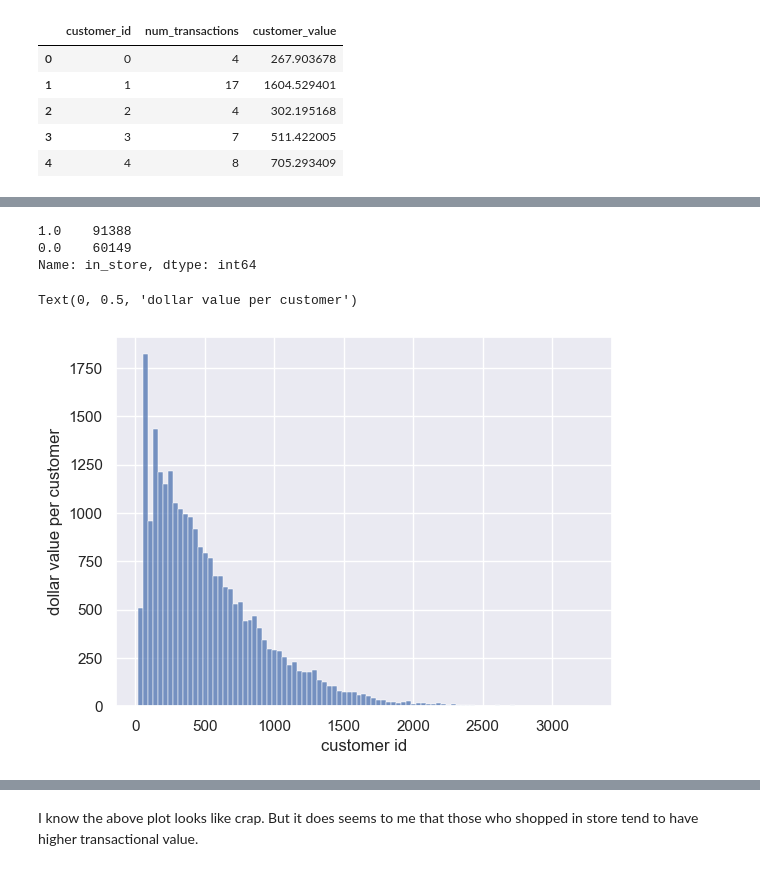
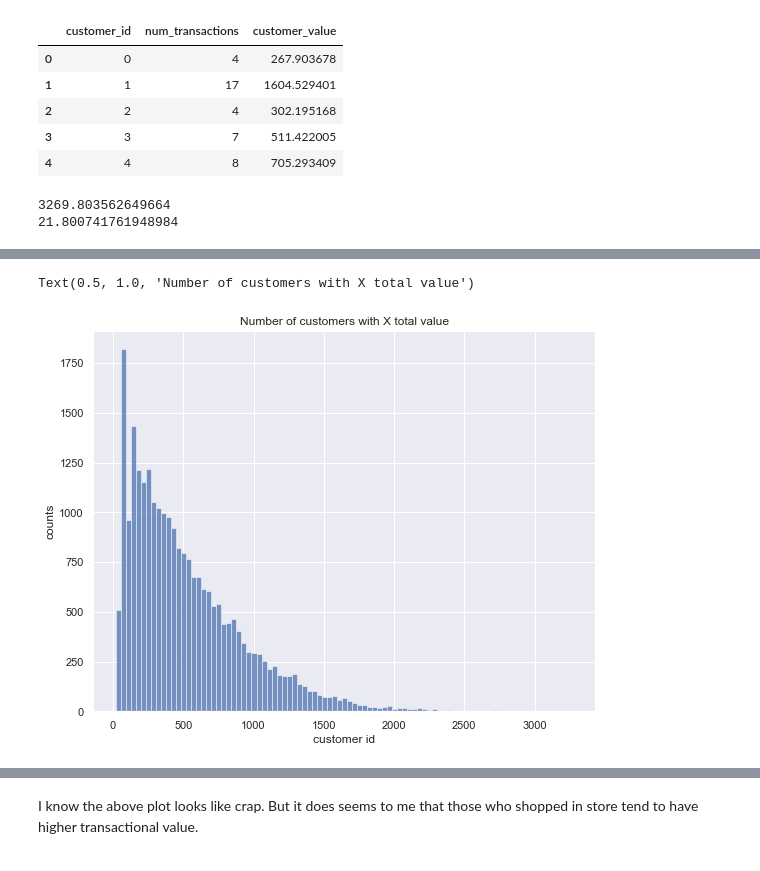
Before and after one commit to chua0332/co-rise-causal-inference, a Jupyter notebook: week1_project.ipynb, the cells around one changed output, grey strips where cells are left out. Drawn from its saved outputs; the diff is of its cells as text; code cells hidden in the pictures.

```diff
--- a/week1_project.ipynb
+++ b/week1_project.ipynb
@@ -124,6 +124,12 @@ dfc.head()
 | 2 | 2 | 4 | 302.195168 |
 | 3 | 3 | 7 | 511.422005 |
 | 4 | 4 | 8 | 705.293409 |
+# %%
+print(dfc['customer_value'].max())
+print(dfc['customer_value'].min())
+# %% [output]
+3269.803562649664
+21.800741761948984
 # %%
 fig, ax = plt.subplots(1, 1, figsize=(10, 5))
 
@@ -138,22 +144,18 @@ ax.set(
  Text(0, 0.5, ''),
  Text(0.5, 1.0, 'Number of customers with X transactions')]
 [figure]
-# %%
-df['in_store'].value_counts()
-# %% [output]
-1.0    91388
-0.0    60149
-Name: in_store, dtype: int64
 # %%
 # TODO: visualize a key distribution (e.g., dollar value per customer, dollar value per customer cohort, etc.)
 
 dollar_PC = df.groupby('customer_id')['amount'].sum().reset_index()
 
+plt.figure(figsize=(9,7))
 sns.histplot(dollar_PC['amount'])
 plt.xlabel('customer id')
-plt.ylabel('dollar value per customer')
+plt.ylabel('counts')
+plt.title('Number of customers with X total value')
 # %% [output]
-Text(0, 0.5, 'dollar value per customer')
+Text(0.5, 1.0, 'Number of customers with X total value')
-[figure, old version]
+[figure, new version]
 # %%
 # TODO: determine if customer value seems correlated with in-store shopping
```
Also changed, not shown: parts of 19 cells of this notebook.
